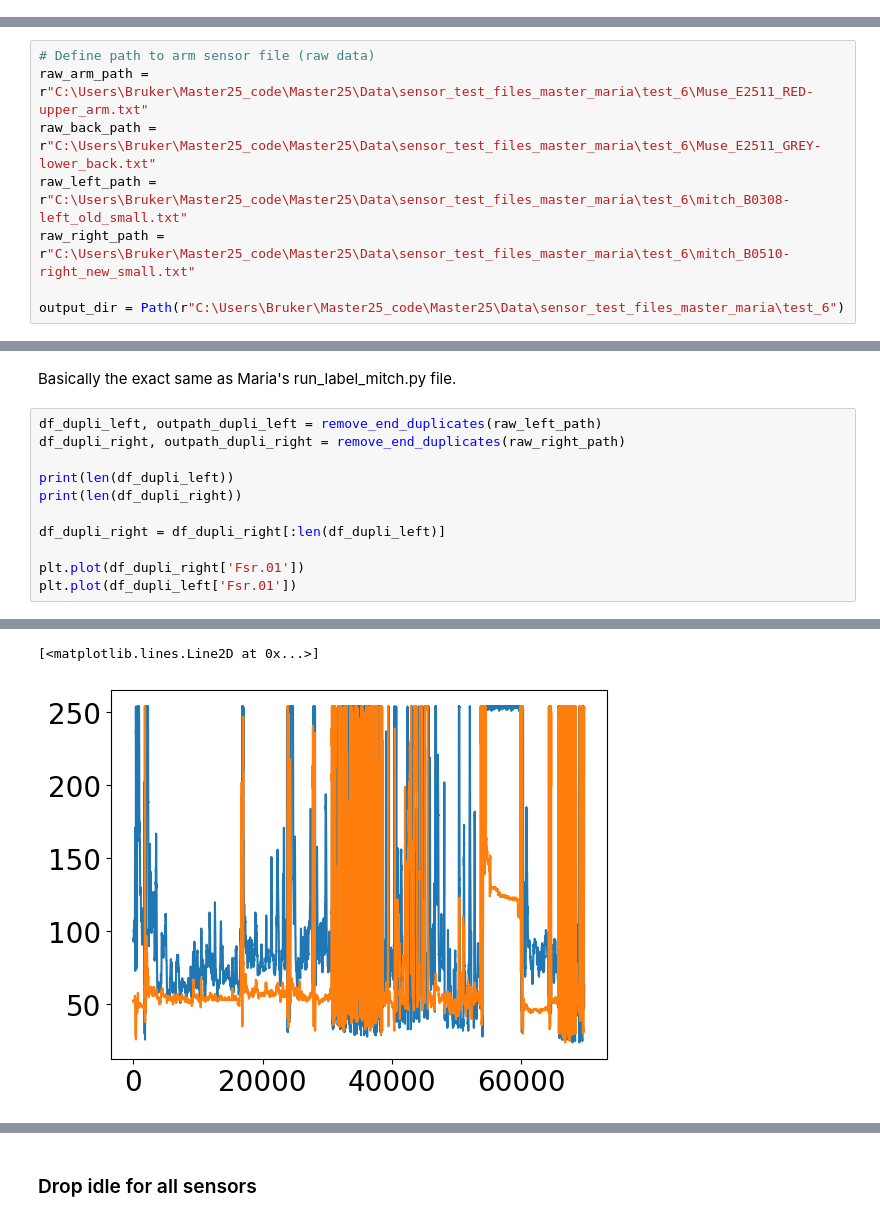
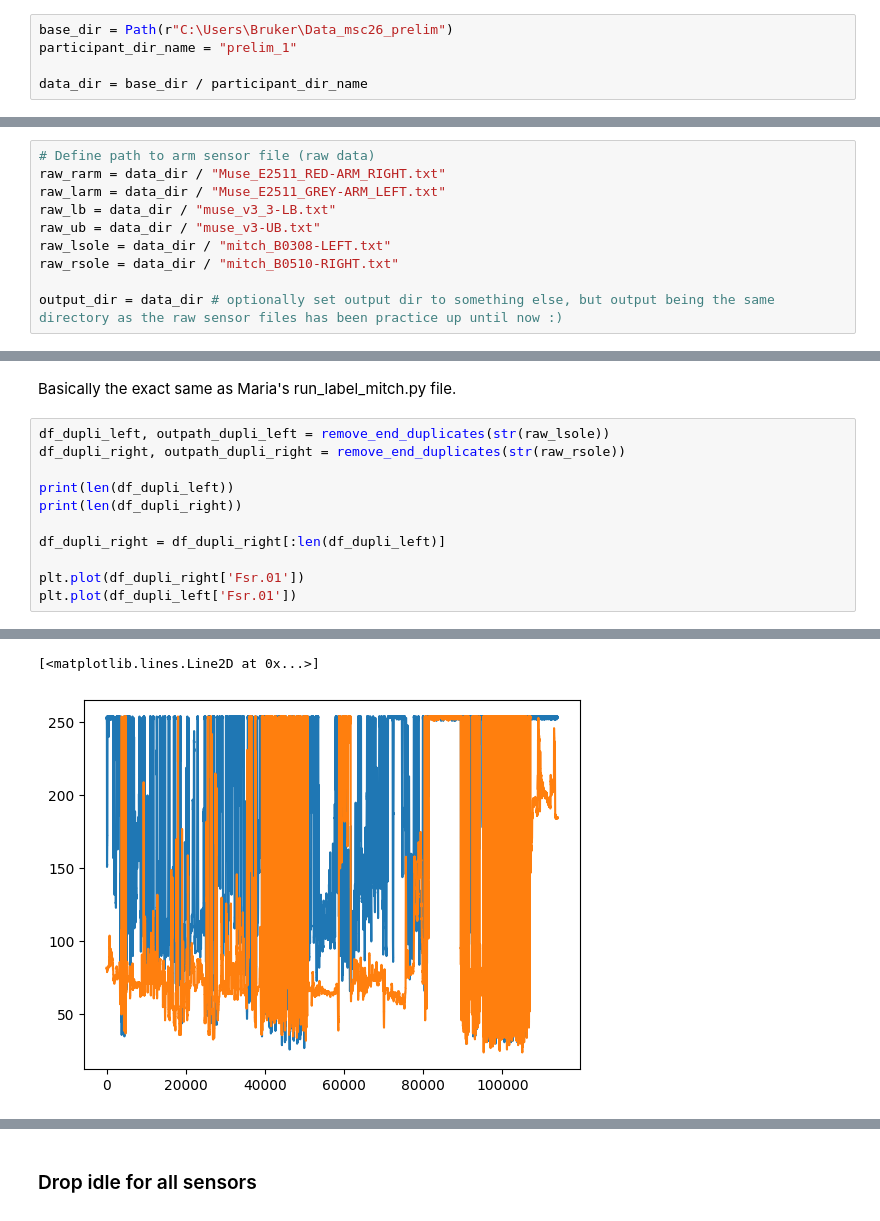
Before and after one commit to johanneloet/MasterV26, a Jupyter notebook: labeling_pipeline.ipynb, the cells around one changed output, grey strips where cells are left out. Saved outputs shown, nothing was run; the diff lists cells and outputs as text.

Commit message:
work on making labeling pipeline work with the new setup, 6 sensors and new movements

```diff
--- a/labeling_pipeline.ipynb
+++ b/labeling_pipeline.ipynb
@@ -20,0 +20,5 @@ import numpy as np
+# %%
+base_dir = Path(r"C:\Users\Bruker\Data_msc26_prelim")
+participant_dir_name = "prelim_1"
+
+data_dir = base_dir / participant_dir_name
@@ -21,9 +27,11 @@ import numpy as np
 # %%
 # Define path to arm sensor file (raw data)
-raw_arm_path = r"C:\Users\Bruker\Master25_code\Master25\Data\sensor_test_files_master_maria\test_6\Muse_E2511_RED-upper_arm.txt"
-raw_back_path = r"C:\Users\Bruker\Master25_code\Master25\Data\sensor_test_files_master_maria\test_6\Muse_E2511_GREY-lower_back.txt"
-raw_left_path = r"C:\Users\Bruker\Master25_code\Master25\Data\sensor_test_files_master_maria\test_6\mitch_B0308-left_old_small.txt"
-raw_right_path = r"C:\Users\Bruker\Master25_code\Master25\Data\sensor_test_files_master_maria\test_6\mitch_B0510-right_new_small.txt"
+raw_rarm = data_dir / "Muse_E2511_RED-ARM_RIGHT.txt"
+raw_larm = data_dir / "Muse_E2511_GREY-ARM_LEFT.txt"
+raw_lb = data_dir / "muse_v3_3-LB.txt"
+raw_ub = data_dir / "muse_v3-UB.txt"
+raw_lsole = data_dir / "mitch_B0308-LEFT.txt"
+raw_rsole = data_dir / "mitch_B0510-RIGHT.txt"
 
-output_dir = Path(r"C:\Users\Bruker\Master25_code\Master25\Data\sensor_test_files_master_maria\test_6")
+output_dir = data_dir # optionally set output dir to something else, but output being the same directory as the raw sensor files has been practice up until now :)
 # %% [markdown]
@@ -337,8 +387,8 @@ start_stop_df
 # %% [markdown]
 Basically the exact same as Maria's run_label_mitch.py file.
 # %%
-df_dupli_left, outpath_dupli_left = remove_end_duplicates(raw_left_path)
-df_dupli_right, outpath_dupli_right = remove_end_duplicates(raw_right_path)
+df_dupli_left, outpath_dupli_left = remove_end_duplicates(str(raw_lsole))
+df_dupli_right, outpath_dupli_right = remove_end_duplicates(str(raw_rsole))
 
 print(len(df_dupli_left))
 print(len(df_dupli_right))
@@ -357,5 +407,5 @@ output path C:\Users\Bruker\Master25_code\Master25\Data\sensor_test_files_master
 [<matplotlib.lines.Line2D at 0x...>]
-[figure, old version]
+[figure, new version]
 # %%
 # df_dupli_left, outpath_dupli_left = remove_end_duplicates(raw_left_path)
 # df_dupli_right, outpath_dupli_right = remove_end_duplicates(raw_right_path)
```
Also changed, not shown: parts of 38 cells of this notebook, 3 other files.
